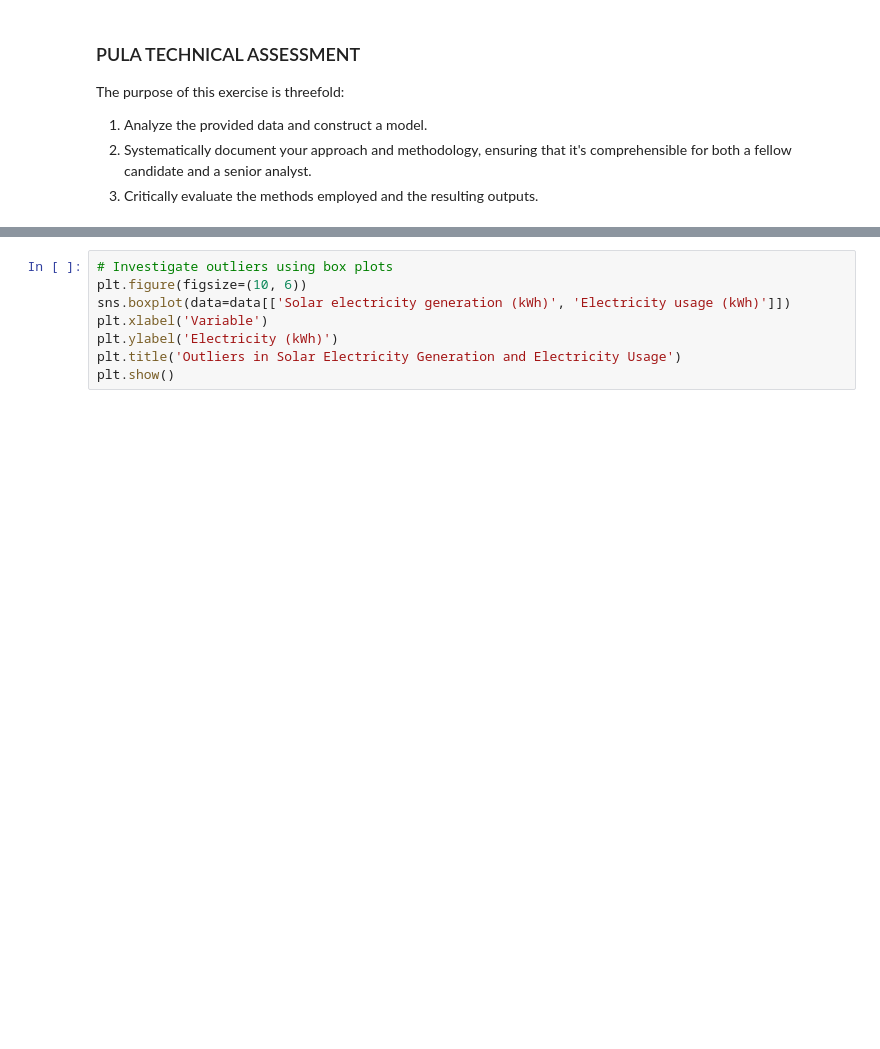
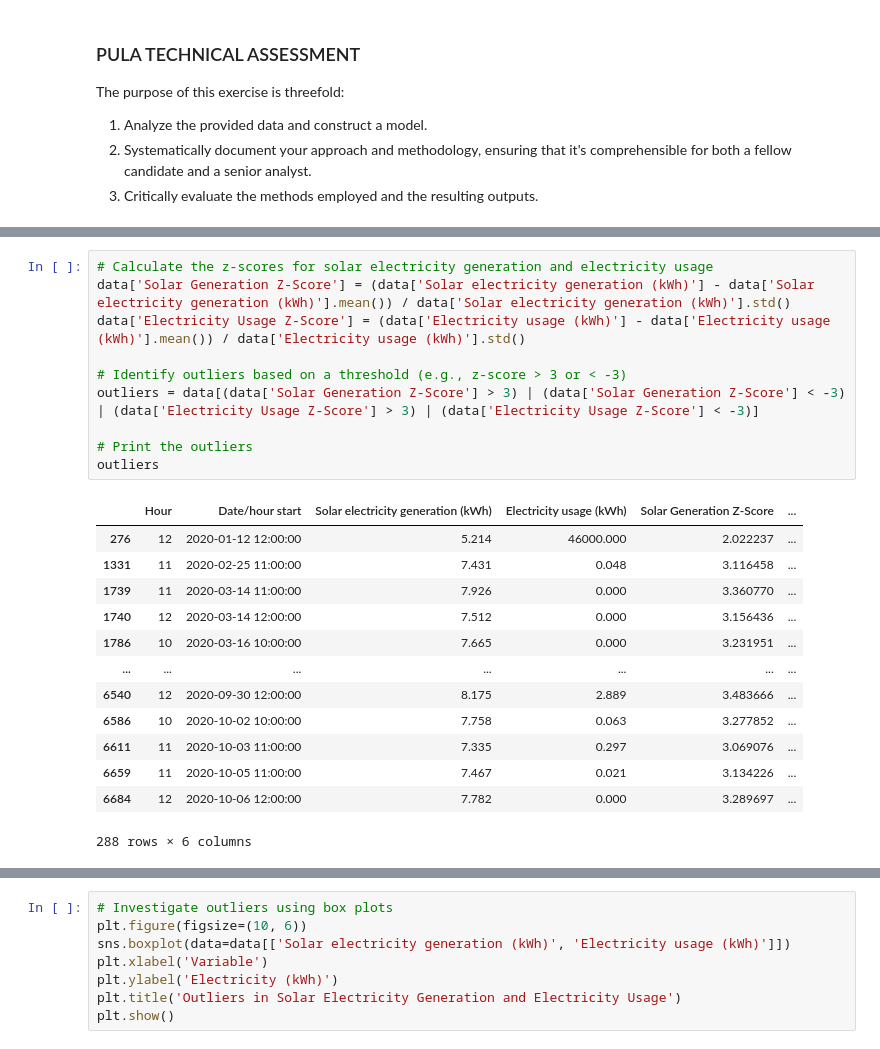
Before and after one commit to liyanse/Pula.io, a Jupyter notebook: Technical_Assessment.ipynb, the cells around one changed output, grey strips where cells are left out. Cells and saved outputs as stored; diff of their text form; blank space fills up the shorter version.

```diff
--- a/Technical Assesment.ipynb
+++ b/Technical_Assessment.ipynb
@@ -94,3 +106,27 @@ plt.title('Average Solar Electricity Generation and Electricity Usage by Hour')
 plt.show()
 # %% [output]
 [figure]
+# %%
+# Calculate the z-scores for solar electricity generation and electricity usage
+data['Solar Generation Z-Score'] = (data['Solar electricity generation (kWh)'] - data['Solar electricity generation (kWh)'].mean()) / data['Solar electricity generation (kWh)'].std()
+data['Electricity Usage Z-Score'] = (data['Electricity usage (kWh)'] - data['Electricity usage (kWh)'].mean()) / data['Electricity usage (kWh)'].std()
+
+# Identify outliers based on a threshold (e.g., z-score > 3 or < -3)
+outliers = data[(data['Solar Generation Z-Score'] > 3) | (data['Solar Generation Z-Score'] < -3) | (data['Electricity Usage Z-Score'] > 3) | (data['Electricity Usage Z-Score'] < -3)]
+
+# Print the outliers
+outliers
+# %% [output]
+|  | Hour | Date/hour start | Solar electricity generation (kWh) | Electricity usage (kWh) | Solar Generation Z-Score | ... |
+| 276 | 12 | 2020-01-12 12:00:00 | 5.214 | 46000.000 | 2.022237 | ... |
+| 1331 | 11 | 2020-02-25 11:00:00 | 7.431 | 0.048 | 3.116458 | ... |
+| 1739 | 11 | 2020-03-14 11:00:00 | 7.926 | 0.000 | 3.360770 | ... |
+| 1740 | 12 | 2020-03-14 12:00:00 | 7.512 | 0.000 | 3.156436 | ... |
+| 1786 | 10 | 2020-03-16 10:00:00 | 7.665 | 0.000 | 3.231951 | ... |
+| ... | ... | ... | ... | ... | ... | ... |
+| 6540 | 12 | 2020-09-30 12:00:00 | 8.175 | 2.889 | 3.483666 | ... |
+| 6586 | 10 | 2020-10-02 10:00:00 | 7.758 | 0.063 | 3.277852 | ... |
+| 6611 | 11 | 2020-10-03 11:00:00 | 7.335 | 0.297 | 3.069076 | ... |
+| 6659 | 11 | 2020-10-05 11:00:00 | 7.467 | 0.021 | 3.134226 | ... |
+| 6684 | 12 | 2020-10-06 12:00:00 | 7.782 | 0.000 | 3.289697 | ... |
+288 rows × 6 columns
```
Also changed, not shown: parts of 41 cells of this notebook, 1 other file.
